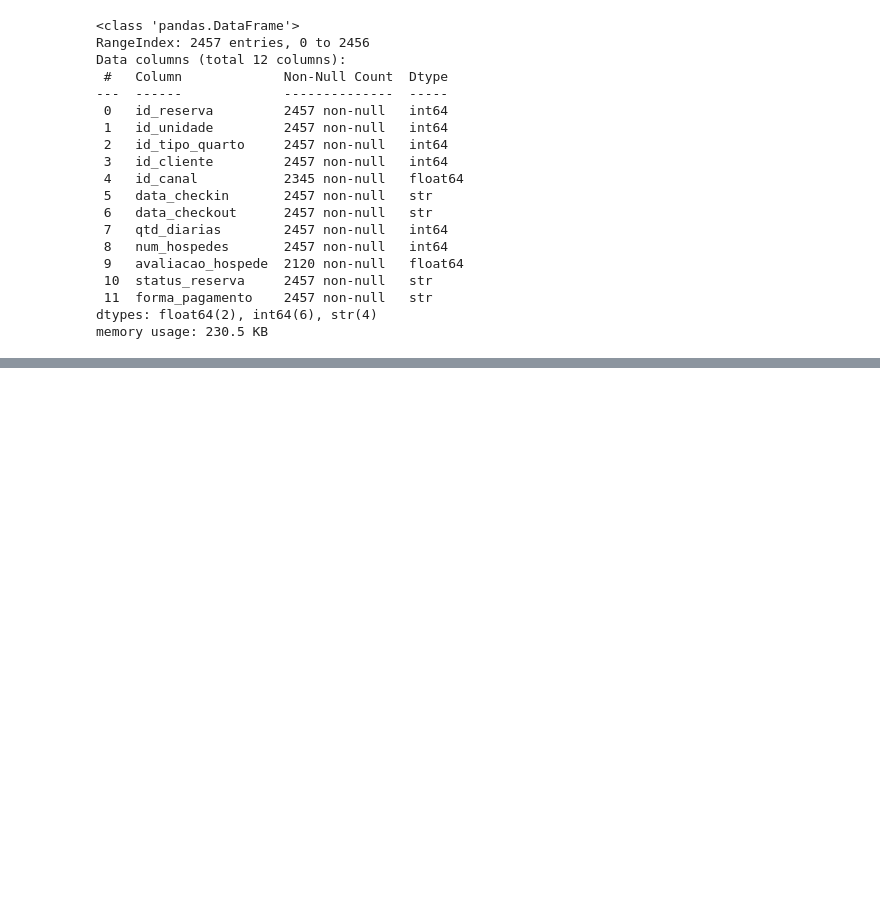
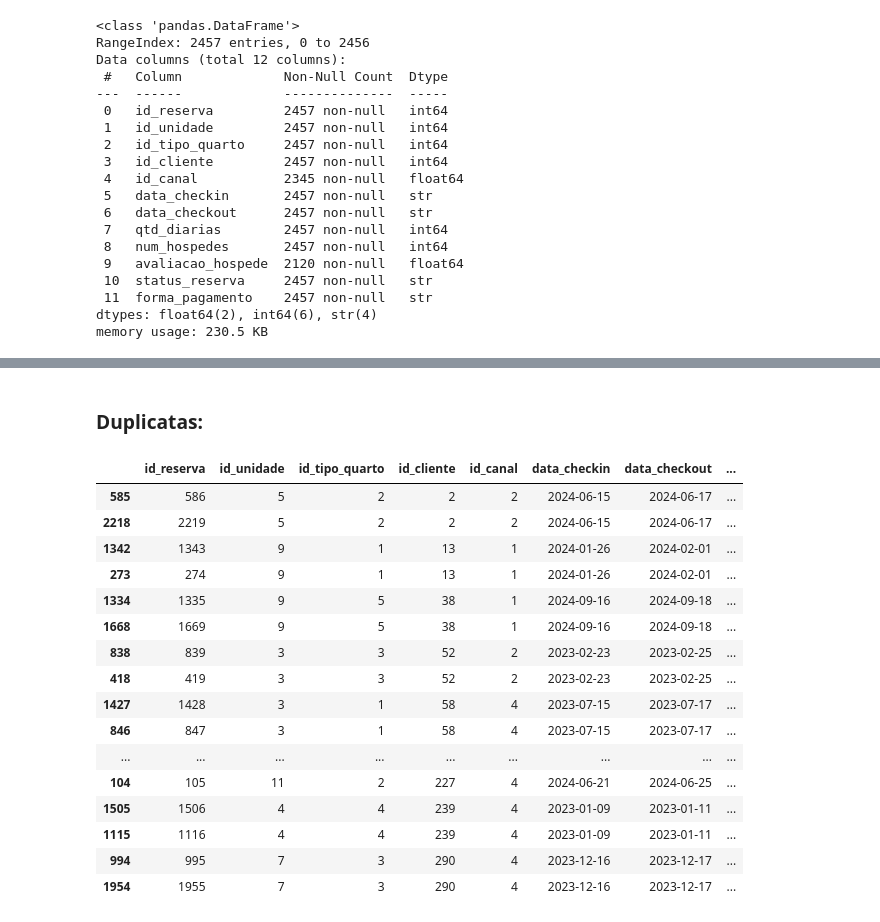
Before and after one commit to IanSeedd/Narahoteis, a Jupyter notebook: tratamento_reservas.ipynb, the cells around one changed output, grey strips where cells are left out. Cells and saved outputs as stored; diff of their text form; code cells hidden in the pictures; blank space fills up the shorter version.

```diff
--- a/tratamento_reservas.ipynb
+++ b/tratamento_reservas.ipynb
@@ -27,0 +47,2 @@ memory usage: 230.5 KB
+# %%
+df['status_reserva'] = df['status_reserva'].str.strip().str.title()
@@ -27,0 +115,22 @@ memory usage: 230.5 KB
+# %% [markdown]
+### Duplicatas:
+# %%
+df[df.duplicated(subset=['id_unidade', 'id_tipo_quarto', 'id_cliente', 'id_canal', 'data_checkin', 'data_checkout', 'qtd_diarias', 'num_hospedes', 'avaliacao_hospede', 'status_reserva', 'forma_pagamento'], keep=False)].sort_values(by='id_cliente')
+# %% [output]
+|  | id_reserva | id_unidade | id_tipo_quarto | id_cliente | id_canal | data_checkin | data_checkout | ... |
+| 585 | 586 | 5 | 2 | 2 | 2 | 2024-06-15 | 2024-06-17 | ... |
+| 2218 | 2219 | 5 | 2 | 2 | 2 | 2024-06-15 | 2024-06-17 | ... |
+| 1342 | 1343 | 9 | 1 | 13 | 1 | 2024-01-26 | 2024-02-01 | ... |
+| 273 | 274 | 9 | 1 | 13 | 1 | 2024-01-26 | 2024-02-01 | ... |
+| 1334 | 1335 | 9 | 5 | 38 | 1 | 2024-09-16 | 2024-09-18 | ... |
+| 1668 | 1669 | 9 | 5 | 38 | 1 | 2024-09-16 | 2024-09-18 | ... |
+| 838 | 839 | 3 | 3 | 52 | 2 | 2023-02-23 | 2023-02-25 | ... |
+| 418 | 419 | 3 | 3 | 52 | 2 | 2023-02-23 | 2023-02-25 | ... |
+| 1427 | 1428 | 3 | 1 | 58 | 4 | 2023-07-15 | 2023-07-17 | ... |
+| 846 | 847 | 3 | 1 | 58 | 4 | 2023-07-15 | 2023-07-17 | ... |
+| ... | ... | ... | ... | ... | ... | ... | ... | ... |
+| 104 | 105 | 11 | 2 | 227 | 4 | 2024-06-21 | 2024-06-25 | ... |
+| 1505 | 1506 | 4 | 4 | 239 | 4 | 2023-01-09 | 2023-01-11 | ... |
+| 1115 | 1116 | 4 | 4 | 239 | 4 | 2023-01-09 | 2023-01-11 | ... |
+| 994 | 995 | 7 | 3 | 290 | 4 | 2023-12-16 | 2023-12-17 | ... |
+| 1954 | 1955 | 7 | 3 | 290 | 4 | 2023-12-16 | 2023-12-17 | ... |
```
Also changed, not shown: parts of 21 cells of this notebook, 5 other files.
